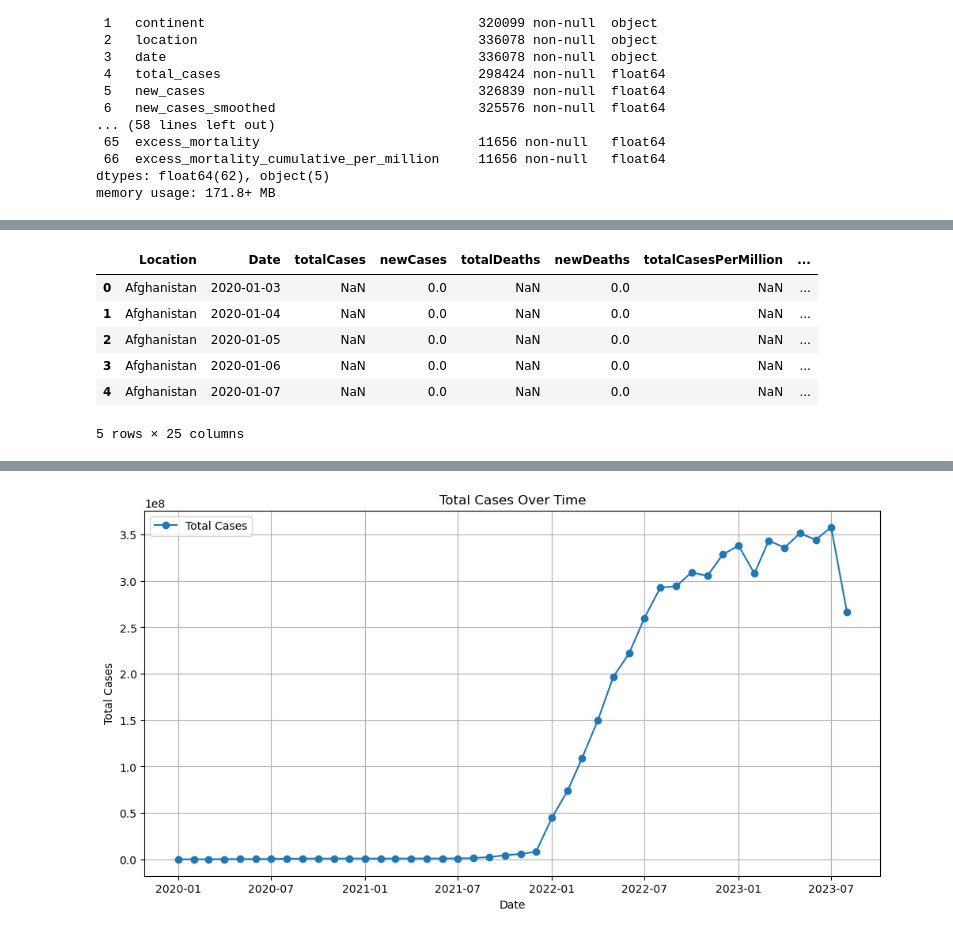
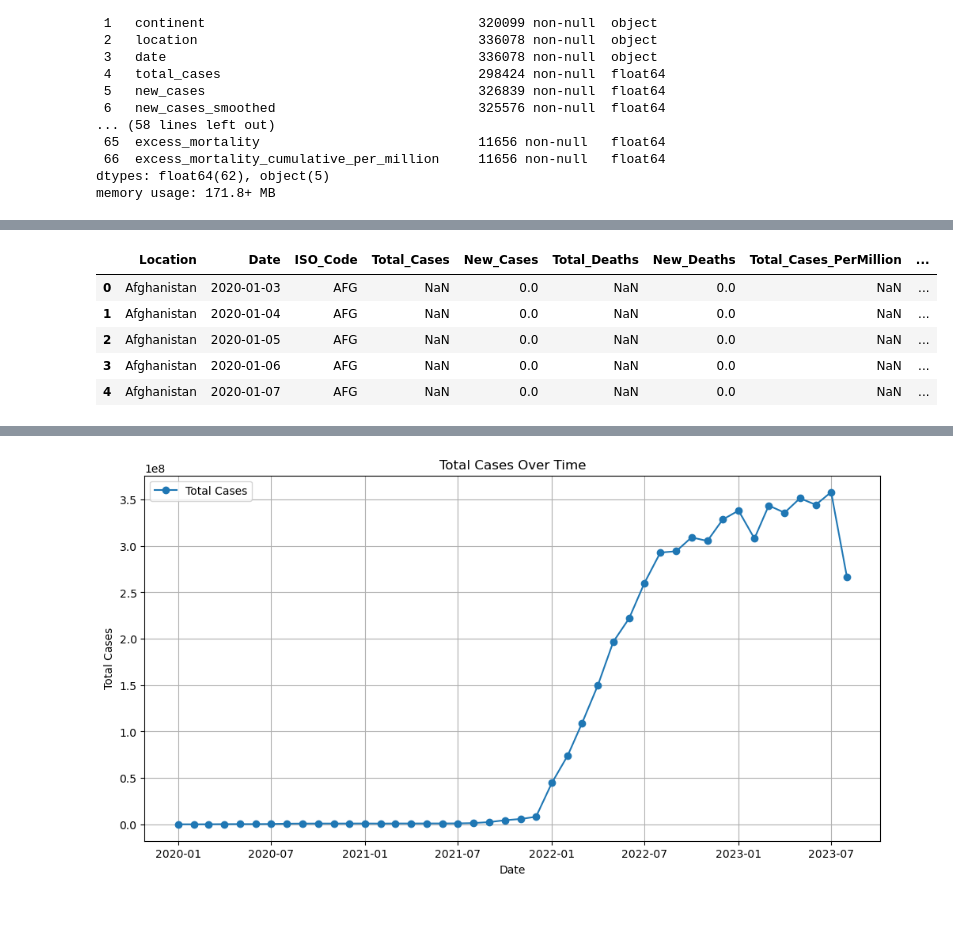
Before and after one commit to cmorrow28/project_one, a Jupyter notebook: Data_Plotting_v1.ipynb, the cells around one changed output, grey strips where cells are left out. Cells and saved outputs as stored; diff of their text form; code cells hidden in the pictures.

```diff
--- a/Data_Plotting_v1.ipynb
+++ b/Data_Plotting_v1.ipynb
@@ -41,10 +85,9 @@ memory usage: 171.8+ MB
 # %%
 # Assume 'data' is your DataFrame
-covid19_data = data[['location', 'date', 'total_cases',
+covid19_data = data[['location', 'date', 'iso_code','total_cases',
                         'new_cases', 'total_deaths', 'new_deaths', 'total_cases_per_million', 'new_cases_per_million', 'total_deaths_per_million', 'new_deaths_per_million',
                          'icu_patients_per_million', 'hosp_patients_per_million', 'total_vaccinations_per_hundred', 'people_vaccinated_per_hundred', 'people_fully_vaccinated_per_hundred',
-                         'total_boosters_per_hundred', 'population_density', 'median_age', 'aged_65_older', 'aged_70_older', 'gdp_per_capita', 'female_smokers', 'male_smokers', 'human_development_index',
-                         'population'
+                         'total_boosters_per_hundred'
                         ]]
 
 covid19_data.head()
@@ -75,40 +117,32 @@ covid19_data
 # %%
 # Rename the columns using the .rename() method
 new_column_names = {
     'location': 'Location',
-    'date': 'Date',
-    'total_cases': 'totalCases',
-    'new_cases': 'newCases',
-    'total_deaths': 'totalDeaths',
-    'new_deaths': 'newDeaths',
-    'total_cases_per_million': 'totalCasesPerMillion',
-    'new_cases_per_million': 'newCasesPerMillion',
-    'total_deaths_per_million': 'totalDeathsPerMillion',
-    'new_deaths_per_million': 'newDeathsPerMillion',
-    'icu_patients_per_million': 'icuPatientsPerMillion',
-    'hosp_patients_per_million': 'hospitalPatientsPerMillion',
-    'total_vaccinations_per_hundred': 'totalVaccinationsPerHundred',
-    'people_vaccinated_per_hundred': 'peopleVaccinatedPerHundred',
-    'people_fully_vaccinated_per_hundred': 'peopleFullyVaccinatedPerHundred',
-    'total_boosters_per_hundred': 'totalBoostersPerHundred',
-    'population_density': 'populationDensity',
-    'median_age': 'medianAge',
-    'aged_65_older': 'aged65Older',
-    'aged_70_older': 'aged70Older',
-    'gdp_per_capita': 'gdpPerCapita',
-    'female_smokers': 'femaleSmokers',
-    'male_smokers': 'maleSmokers',
-    'human_development_index': 'humanDevelopmentIndex',
-    'population': 'Population'
+    'iso_code': 'ISO_Code',
+    'date' : 'Date',
+    'total_cases': 'Total_Cases',
+    'new_cases': 'New_Cases',
+    'total_deaths': 'Total_Deaths',
+    'new_deaths': 'New_Deaths',
+    'total_cases_per_million': 'Total_Cases_PerMillion',
+    'new_cases_per_million': 'New_Cases_PerMillion',
+    'total_deaths_per_million': 'Total_Deaths_PerMillion',
+    'new_deaths_per_million': 'New_Deaths_PerMillion',
+    'icu_patients_per_million': 'ICU_Patients_PerMillion',
+    'hosp_patients_per_million': 'Hospital_Patients_PerMillion',
+    'total_vaccinations_per_hundred': 'Total_Vaccinations_PerHundred',
+    'people_vaccinated_per_hundred': 'People_Vaccinated_PerHundred',
+    'people_fully_vaccinated_per_hundred': 'People_Fully_Vaccinated_PerHundred',
+    'total_boosters_per_hundred': 'Total_Boosters_PerHundred',
+    'population_density': 'Population_Density'
 }
 
 covid19_data = covid19_data.rename(columns=new_column_names)
 covid19_data.head()
 # %% [output]
-|  | Location | Date | totalCases | newCases | totalDeaths | newDeaths | totalCasesPerMillion | ... |
-| 0 | Afghanistan | 2020-01-03 | NaN | 0.0 | NaN | 0.0 | NaN | ... |
-| 1 | Afghanistan | 2020-01-04 | NaN | 0.0 | NaN | 0.0 | NaN | ... |
-| 2 | Afghanistan | 2020-01-05 | NaN | 0.0 | NaN | 0.0 | NaN | ... |
-| 3 | Afghanistan | 2020-01-06 | NaN | 0.0 | NaN | 0.0 | NaN | ... |
-| 4 | Afghanistan | 2020-01-07 | NaN | 0.0 | NaN | 0.0 | NaN | ... |
+|  | Location | Date | ISO_Code | Total_Cases | New_Cases | Total_Deaths | New_Deaths | Total_Cases_PerMillion | ... |
+| 0 | Afghanistan | 2020-01-03 | AFG | NaN | 0.0 | NaN | 0.0 | NaN | ... |
+| 1 | Afghanistan | 2020-01-04 | AFG | NaN | 0.0 | NaN | 0.0 | NaN | ... |
+| 2 | Afghanistan | 2020-01-05 | AFG | NaN | 0.0 | NaN | 0.0 | NaN | ... |
+| 3 | Afghanistan | 2020-01-06 | AFG | NaN | 0.0 | NaN | 0.0 | NaN | ... |
+| 4 | Afghanistan | 2020-01-07 | AFG | NaN | 0.0 | NaN | 0.0 | NaN | ... |
-5 rows × 25 columns
```
Also changed, not shown: parts of 28 cells of this notebook, 6 other files.
